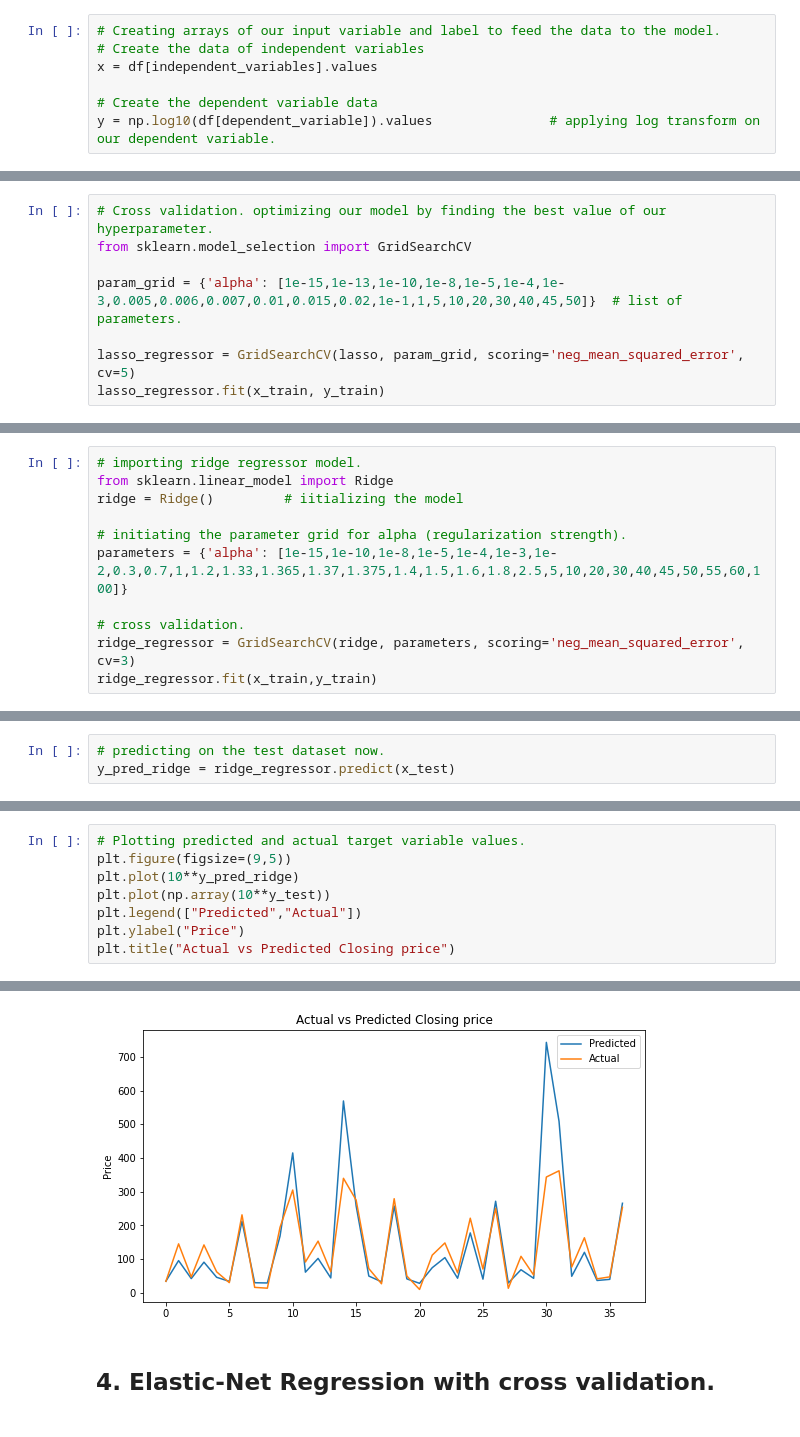
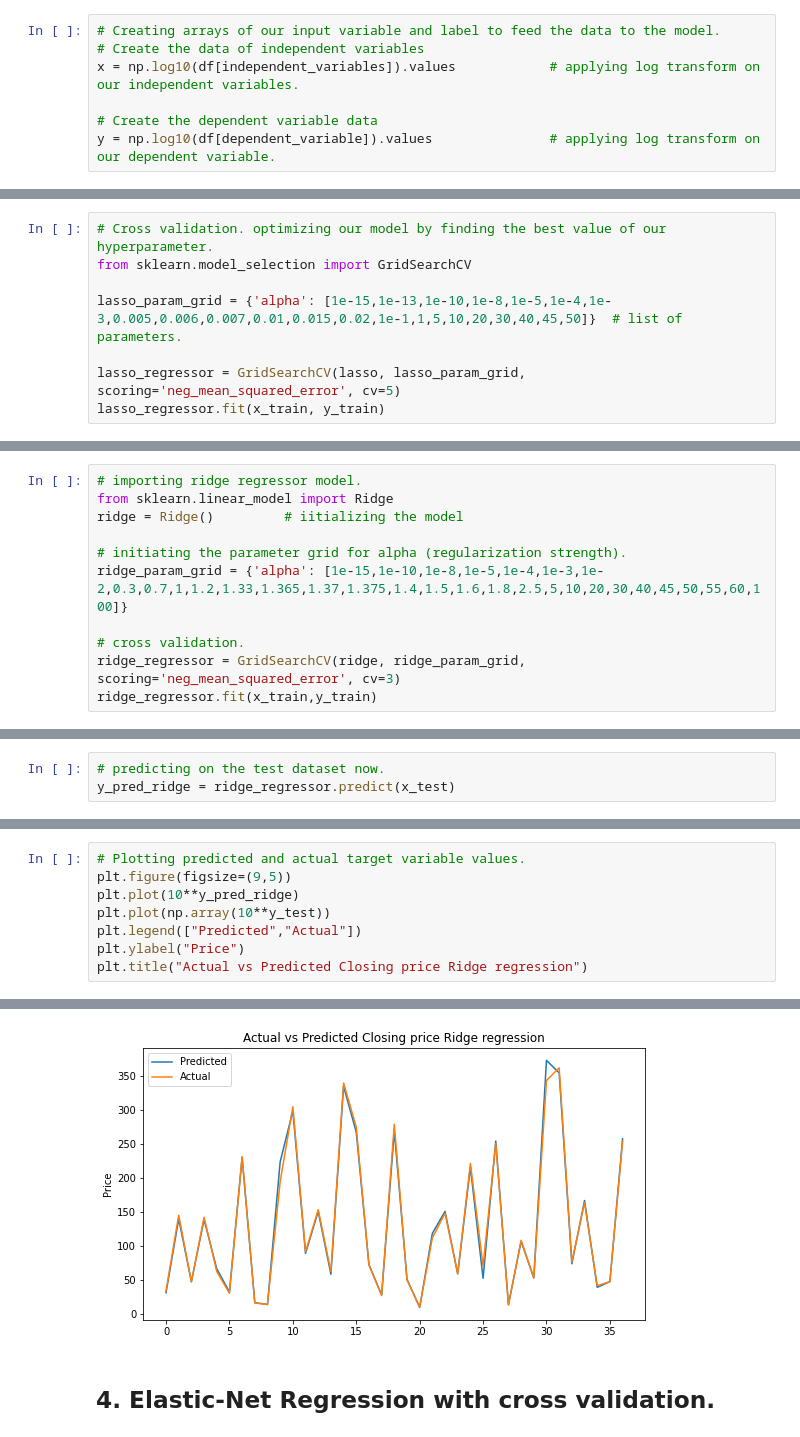
Before and after one commit to gopaljigupta45/YES_BANK_STOCK_PRICE_PREDICTION, a Jupyter notebook: Yes_bank_stock_price_prediction_.ipynb, the cells around one changed output, grey strips where cells are left out. Saved outputs shown, nothing was run; the diff lists cells and outputs as text.

```diff
--- a/Yes_bank_stock_price_prediction_.ipynb
+++ b/Yes_bank_stock_price_prediction_.ipynb
@@ -349,7 +349,7 @@ As we can see the values of VIF factor are very high. However since the dataset
 # %%
 # Creating arrays of our input variable and label to feed the data to the model.
 # Create the data of independent variables
-x = df[independent_variables].values
+x = np.log10(df[independent_variables]).values            # applying log transform on our independent variables.
 
 # Create the dependent variable data
 y = np.log10(df[dependent_variable]).values               # applying log transform on our dependent variable.
@@ -493,9 +493,9 @@ array([-0.11165595,  0.26679023,  0.2229216 ])
 # Cross validation. optimizing our model by finding the best value of our hyperparameter.
 from sklearn.model_selection import GridSearchCV
 
-param_grid = {'alpha': [1e-15,1e-13,1e-10,1e-8,1e-5,1e-4,1e-3,0.005,0.006,0.007,0.01,0.015,0.02,1e-1,1,5,10,20,30,40,45,50]}  # list of parameters.
+lasso_param_grid = {'alpha': [1e-15,1e-13,1e-10,1e-8,1e-5,1e-4,1e-3,0.005,0.006,0.007,0.01,0.015,0.02,1e-1,1,5,10,20,30,40,45,50]}  # list of parameters.
 
-lasso_regressor = GridSearchCV(lasso, param_grid, scoring='neg_mean_squared_error', cv=5)
+lasso_regressor = GridSearchCV(lasso, lasso_param_grid, scoring='neg_mean_squared_error', cv=5)
 lasso_regressor.fit(x_train, y_train)
 # %% [output]
 GridSearchCV(cv=5, estimator=Lasso(alpha=0.0001, max_iter=3000),
@@ -580,10 +571,10 @@ from sklearn.linear_model import Ridge
 ridge = Ridge()         # iitializing the model
 
 # initiating the parameter grid for alpha (regularization strength).
-parameters = {'alpha': [1e-15,1e-10,1e-8,1e-5,1e-4,1e-3,1e-2,0.3,0.7,1,1.2,1.33,1.365,1.37,1.375,1.4,1.5,1.6,1.8,2.5,5,10,20,30,40,45,50,55,60,100]}
+ridge_param_grid = {'alpha': [1e-15,1e-10,1e-8,1e-5,1e-4,1e-3,1e-2,0.3,0.7,1,1.2,1.33,1.365,1.37,1.375,1.4,1.5,1.6,1.8,2.5,5,10,20,30,40,45,50,55,60,100]}
 
 # cross validation.
-ridge_regressor = GridSearchCV(ridge, parameters, scoring='neg_mean_squared_error', cv=3)
+ridge_regressor = GridSearchCV(ridge, ridge_param_grid, scoring='neg_mean_squared_error', cv=3)
 ridge_regressor.fit(x_train,y_train)
 # %% [output]
 GridSearchCV(cv=3, estimator=Ridge(),
@@ -646,5 +629,5 @@ plt.plot(10**y_pred_ridge)
 plt.plot(np.array(10**y_test))
 plt.legend(["Predicted","Actual"])
 plt.ylabel("Price")
-plt.title("Actual vs Predicted Closing price")
+plt.title("Actual vs Predicted Closing price Ridge regression")
 # %% [output]
@@ -652,3 +635,3 @@ Text(0.5, 1.0, 'Actual vs Predicted Closing price')
-[figure, old version]
+[figure, new version]
 # %% [markdown]
 ## 4. **Elastic-Net Regression** with cross validation.
```
Also changed, not shown: parts of 39 cells of this notebook.
